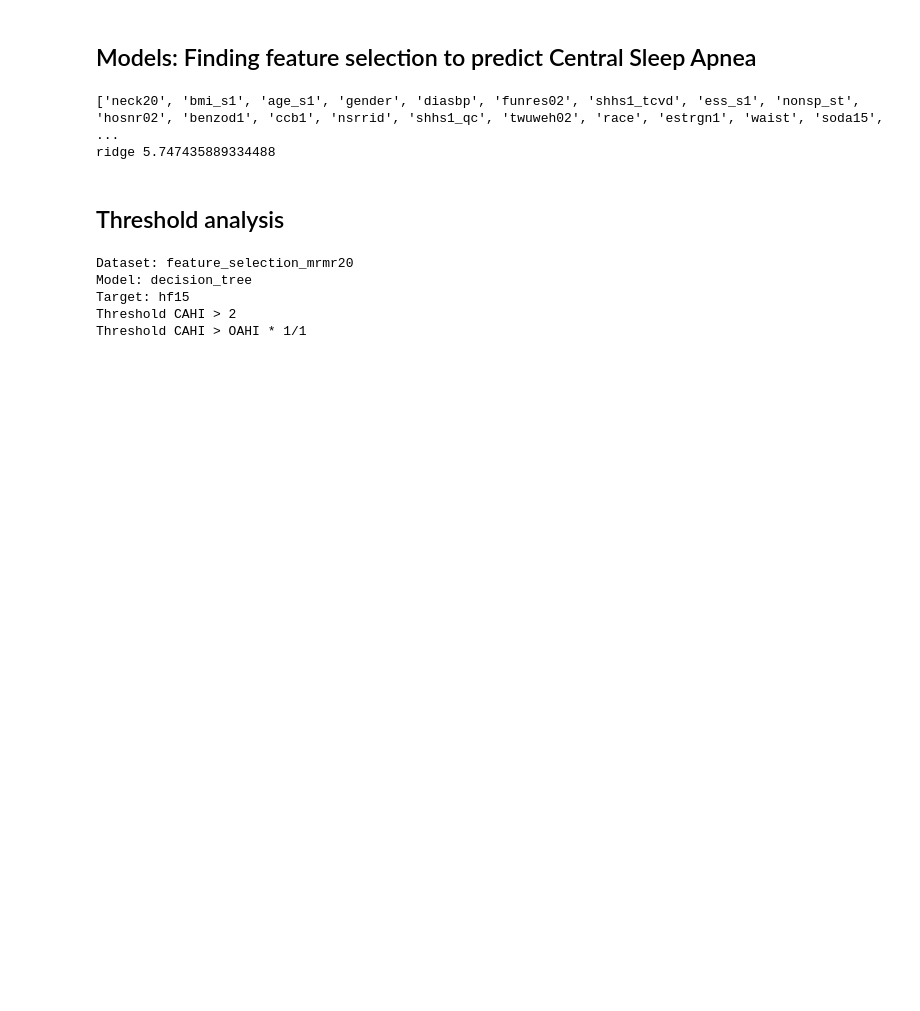
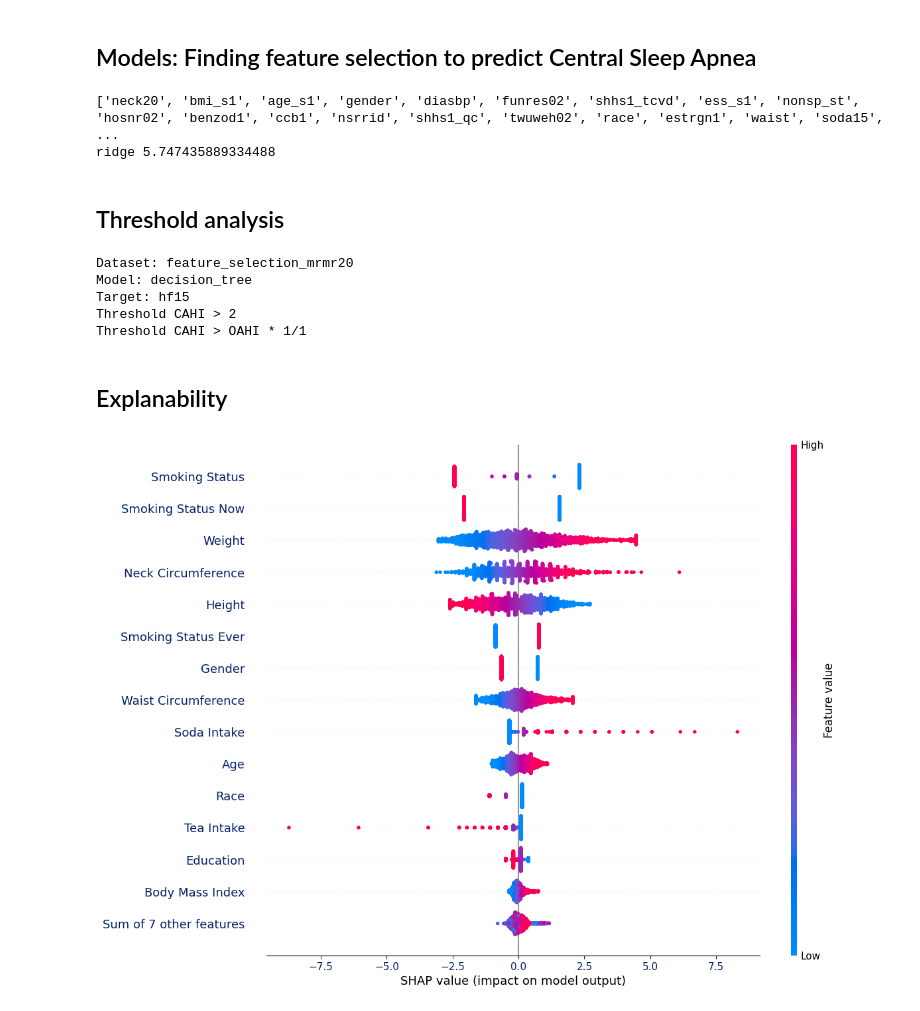
Before and after one commit to RiceD2KLab/BCM_CSA_F23, a Jupyter notebook: src/notebooks/6.0-summary.ipynb, the cells around one changed output. Drawn from its saved outputs; the diff is of its cells as text; code cells hidden in the pictures; blank space fills up the shorter version.

```diff
--- a/src/notebooks/6.0-summary.ipynb
+++ b/src/notebooks/6.0-summary.ipynb
@@ -375,3 +376,22 @@ Model: decision_tree
 Target: hf15
 Threshold CAHI > 2
 Threshold CAHI > OAHI * 1/1
+# %% [markdown]
+## Explanability
+# %%
+dataset = "Ant_Dem_Lif.csv"
+folder_loc = "../../data/processed/cheap_features/"
+target = "ahi_c0h4"
+# %%
+df = pd.read_csv(folder_loc + dataset)
+
+df.drop(columns=["weight"], inplace=True)
+
+features = df.columns.tolist()
+features.remove(target)
+
+# features = best_model.feature_names_in_
+# features.remove(target)
+
+# Split data
+X_train, X_test, y_train, y_test, X_val, y_val = split_data(df, features, target)
@@ -377,0 +423,28 @@ Threshold CAHI > OAHI * 1/1
+# %%
+# X_train, X_test, y_train, y_test, X_val, y_val = split_data(df, features, target)
+# rename columns of X_train and X_test
+X_train.columns = [
+    column_rename.get(n, n) for n in X_train.columns
+]  # if n in column_rename.keys()]
+X_test.columns = [
+    column_rename.get(n, n) for n in X_test.columns
+]  # s if n in column_rename.keys()]
+model = Ridge(random_state=1, solver="sparse_cg")
+model.fit(X_train, y_train)
+
+# create an explainer
+explainer = shap.LinearExplainer(model, X_train)
+# shap_values_test = explainer.shap_values(X_test)
+shap_values_test = explainer(X_test)
+# %%
+plt.rcParams["figure.figsize"] = [12, 10]
+
+shap.plots.beeswarm(
+    shap_values_test,
+    max_display=15,
+    axis_color="#002269",
+    show=False,
+    plot_size=(12, 10),
+)
+# %% [output]
+[figure, added]
```
Also changed, not shown: parts of 2 cells of this notebook.
